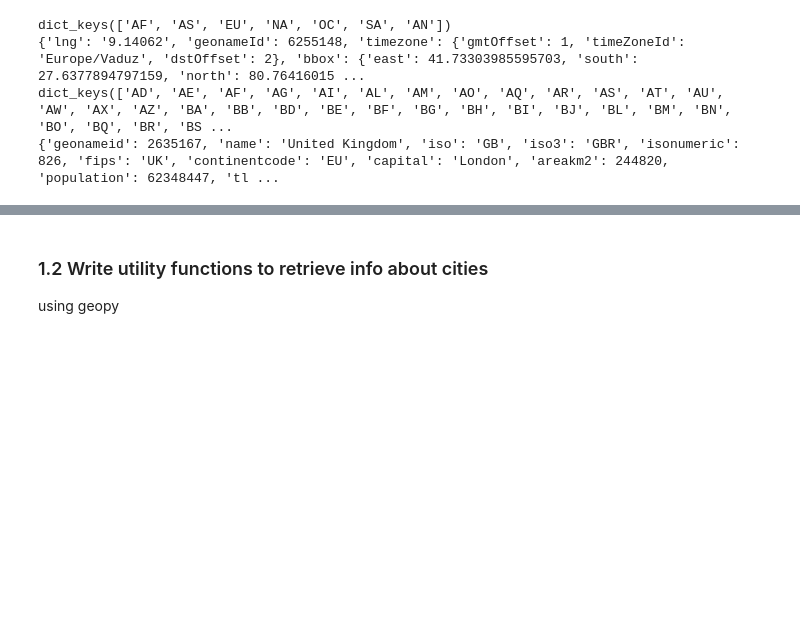
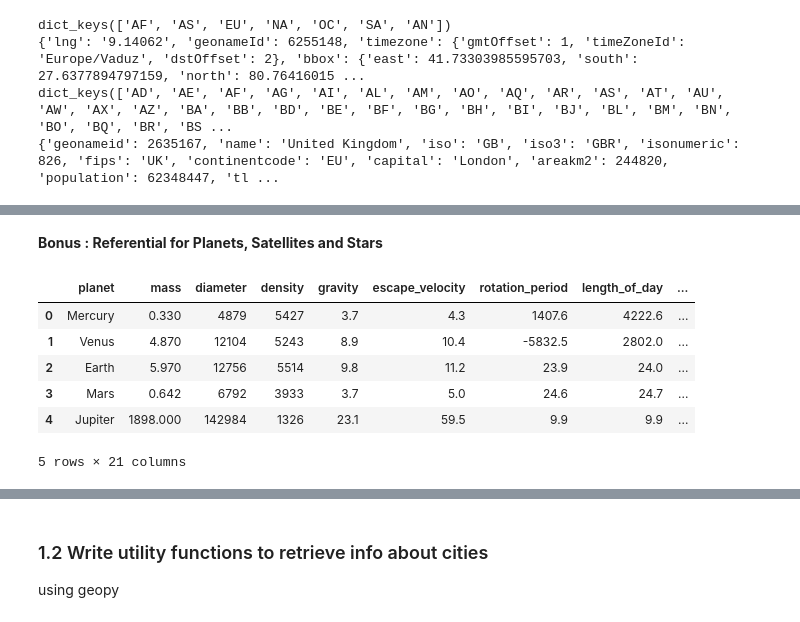
Before and after one commit to ldelille/nlp-archives, a Jupyter notebook: 02_GeoParsing_applied.ipynb, the cells around one changed output, grey strips where cells are left out. Cells and saved outputs as stored; diff of their text form; code cells hidden in the pictures; blank space fills up the shorter version.

```diff
--- a/02_GeoParsing_applied.ipynb
+++ b/02_GeoParsing_applied.ipynb
@@ -169,0 +201,2 @@ print(my_continent_codes) # basic dic : code : name
+# %% [markdown]
+__Bonus : Referential for Planets, Satellites and Stars__
@@ -169,0 +208,11 @@ print(my_continent_codes) # basic dic : code : name
+# %%
+
+planet_df.head()
+# %% [output]
+|  | planet | mass | diameter | density | gravity | escape_velocity | rotation_period | length_of_day | ... |
+| 0 | Mercury | 0.330 | 4879 | 5427 | 3.7 | 4.3 | 1407.6 | 4222.6 | ... |
+| 1 | Venus | 4.870 | 12104 | 5243 | 8.9 | 10.4 | -5832.5 | 2802.0 | ... |
+| 2 | Earth | 5.970 | 12756 | 5514 | 9.8 | 11.2 | 23.9 | 24.0 | ... |
+| 3 | Mars | 0.642 | 6792 | 3933 | 3.7 | 5.0 | 24.6 | 24.7 | ... |
+| 4 | Jupiter | 1898.000 | 142984 | 1326 | 23.1 | 59.5 | 9.9 | 9.9 | ... |
+5 rows × 21 columns
```
Also changed, not shown: parts of 26 cells of this notebook.
